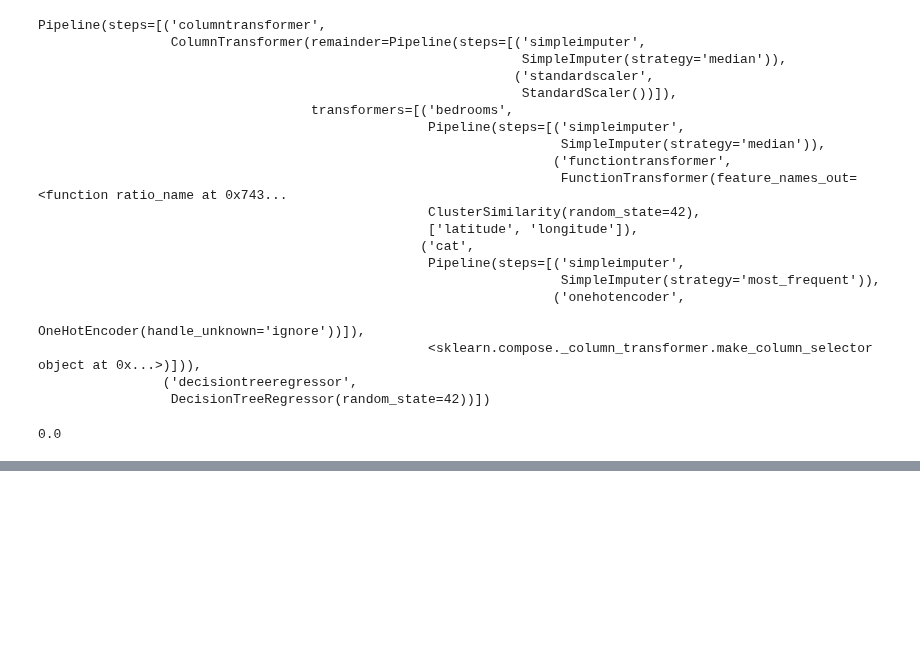
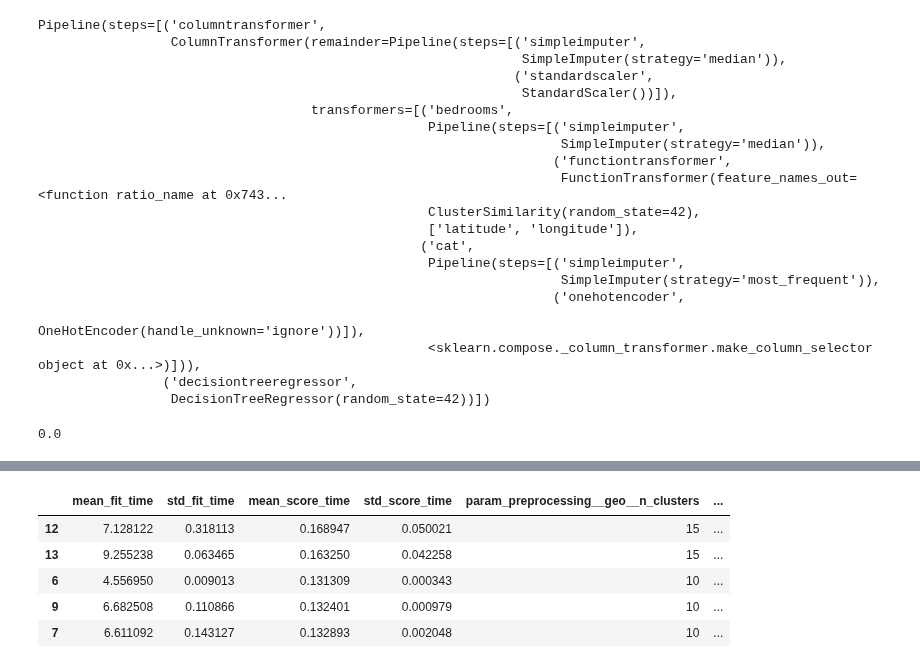
Before and after one commit to Parmida79/baldr, a Jupyter notebook: baldr/data_preperation.ipynb, the cells around one changed output, grey strips where cells are left out. Drawn from its saved outputs; the diff is of its cells as text; code cells hidden in the pictures; blank space fills up the shorter version.

```diff
--- a/baldr/data_preperation.ipynb
+++ b/baldr/data_preperation.ipynb
@@ -668,0 +818,10 @@ tree_rmse
+# %%
+cv_res.sort_values(by=['mean_test_score'], ascending=False, inplace=True)
+cv_res.head()
+# %% [output]
+|  | mean_fit_time | std_fit_time | mean_score_time | std_score_time | param_preprocessing__geo__n_clusters | ... |
+| 12 | 7.128122 | 0.318113 | 0.168947 | 0.050021 | 15 | ... |
+| 13 | 9.255238 | 0.063465 | 0.163250 | 0.042258 | 15 | ... |
+| 6 | 4.556950 | 0.009013 | 0.131309 | 0.000343 | 10 | ... |
+| 9 | 6.682508 | 0.110866 | 0.132401 | 0.000979 | 10 | ... |
+| 7 | 6.611092 | 0.143127 | 0.132893 | 0.002048 | 10 | ... |
```
Also changed, not shown: parts of 15 cells of this notebook.
